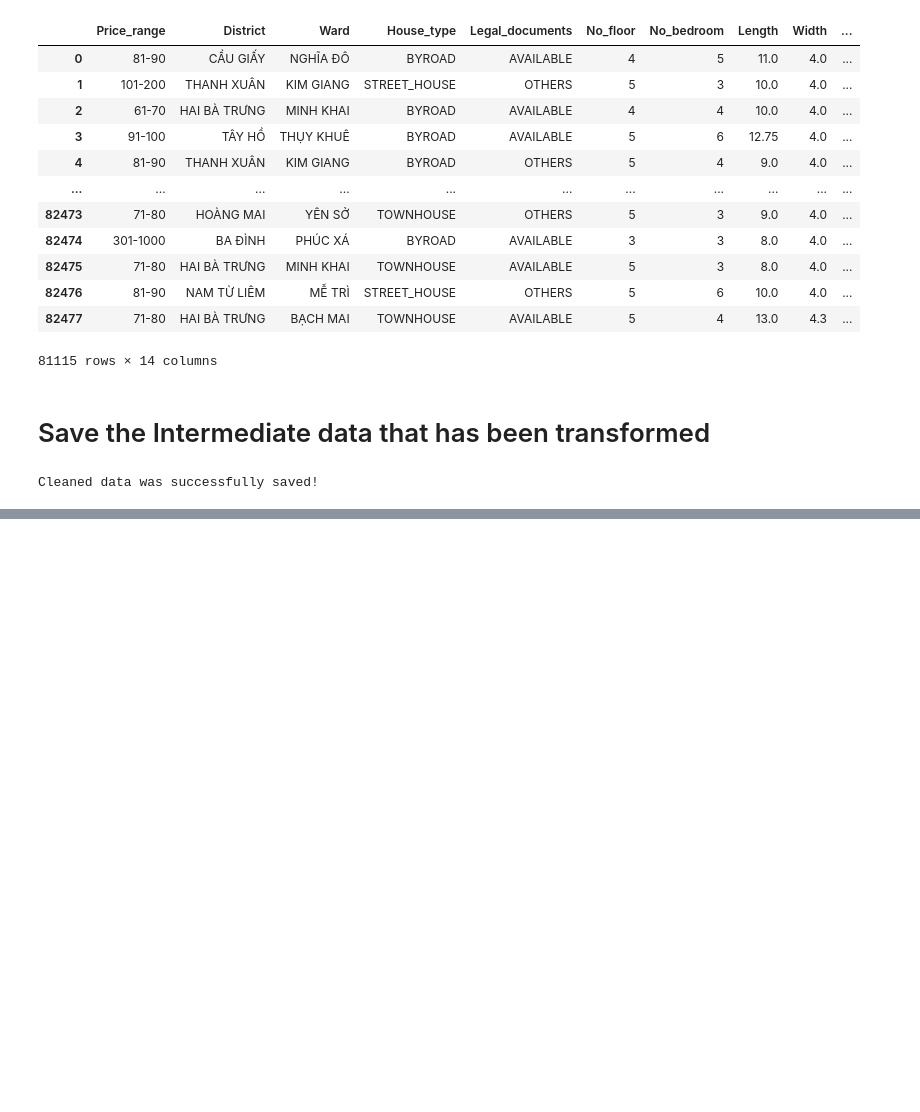
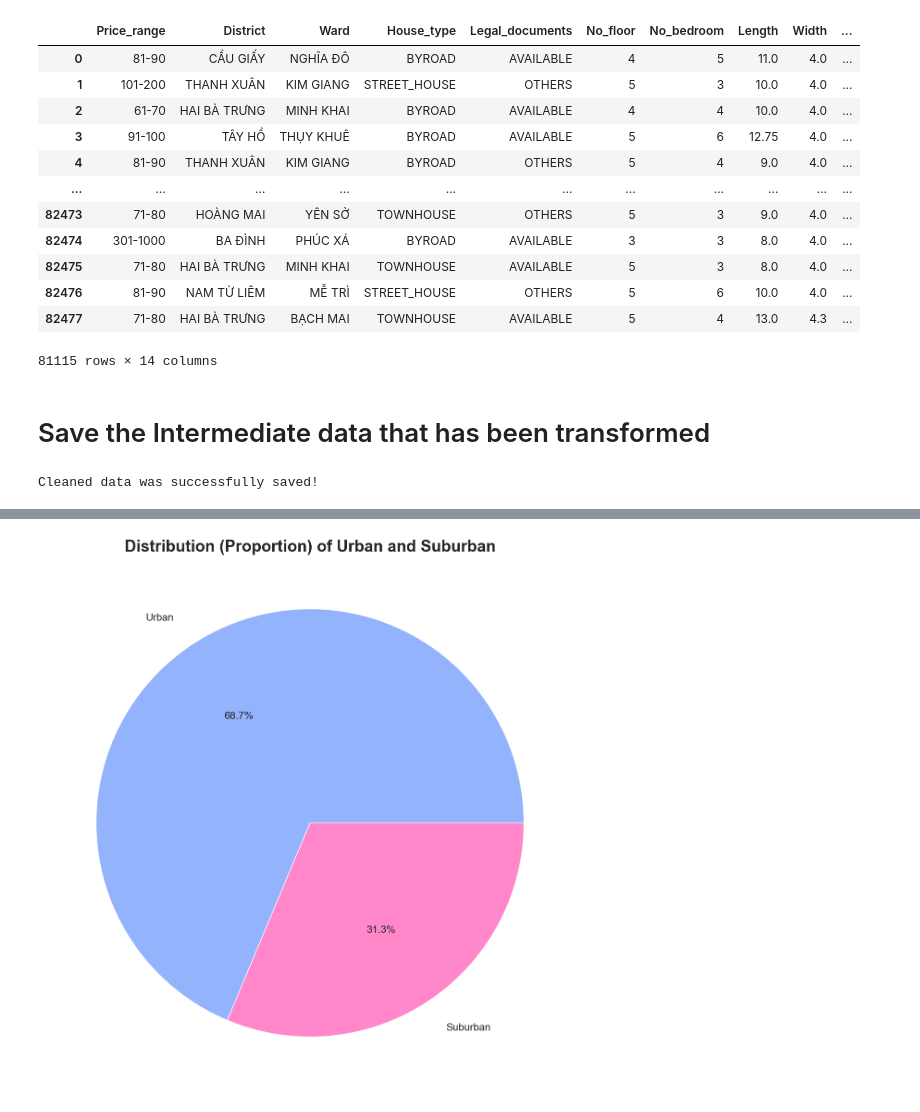
Before and after one commit to phoherozombie/HousePredictionPrice, a Jupyter notebook: notebooks/housePrediction.ipynb, the cells around one changed output, grey strips where cells are left out. Cells and saved outputs as stored; diff of their text form; code cells hidden in the pictures; blank space fills up the shorter version.

```diff
--- a/notebooks/housePrediction.ipynb
+++ b/notebooks/housePrediction.ipynb
@@ -1293,0 +1438,9 @@ Cleaned data was successfully saved!
+# %%
+def region(district):
+    urban = ['CẦU GIÂY', 'THANH XUÂN', 'HAI BÀ TRƯNG', 'TÂY HỒ', 'ĐỐNG ĐA', 'HOÀNG MAI', 'HOÀN KIẾM',  'BA ĐÌNH']
+    location = 'SUBURBAN'
+    for i in range (0, 8):
+        if(district == urban[i]): location = 'URBAN'
+    return location
+
+df['Region'] = df['District'].apply(region)
@@ -1293,0 +1451,11 @@ Cleaned data was successfully saved!
+# %%
+# Pie chart Distribution (Proportion) of Urban and Suburban
+labels = ['Urban', 'Suburban']
+#colors
+colors = ['#94B3FD', '#FF87CA']
+ax = plt.pie(df['Region'].value_counts(), labels=labels, labeldistance=1.15, colors=colors, autopct='%1.1f%%', textprops={'fontsize': 16});
+plt.title('Distribution (Proportion) of Urban and Suburban', fontsize=25, fontweight = 'bold')
+
+plt.show()
+# %% [output]
+[figure, added]
```
Also changed, not shown: parts of 76 cells of this notebook.
